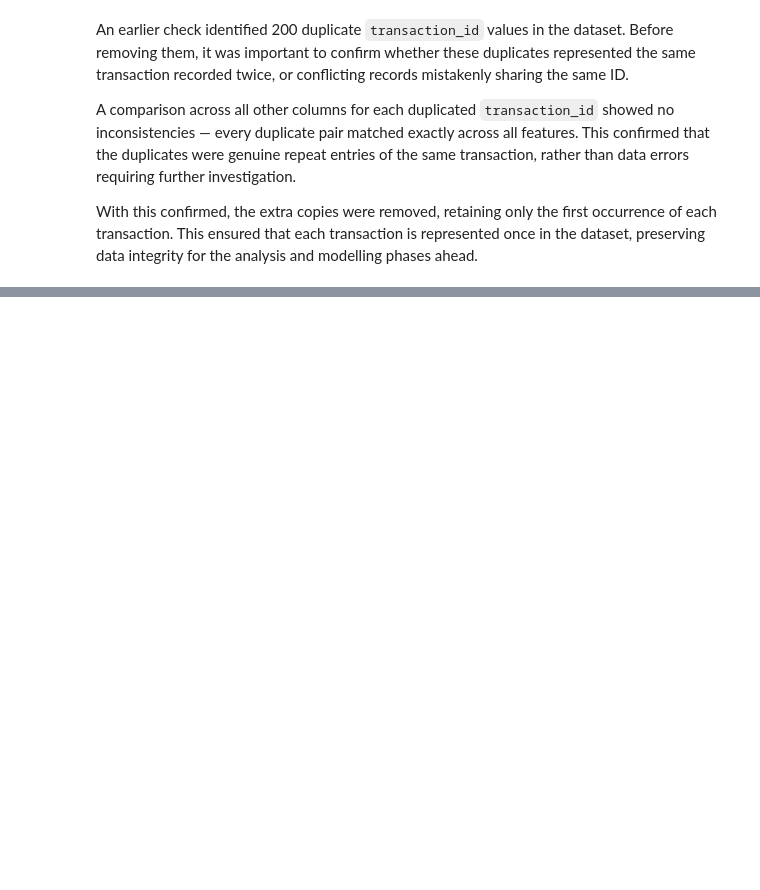
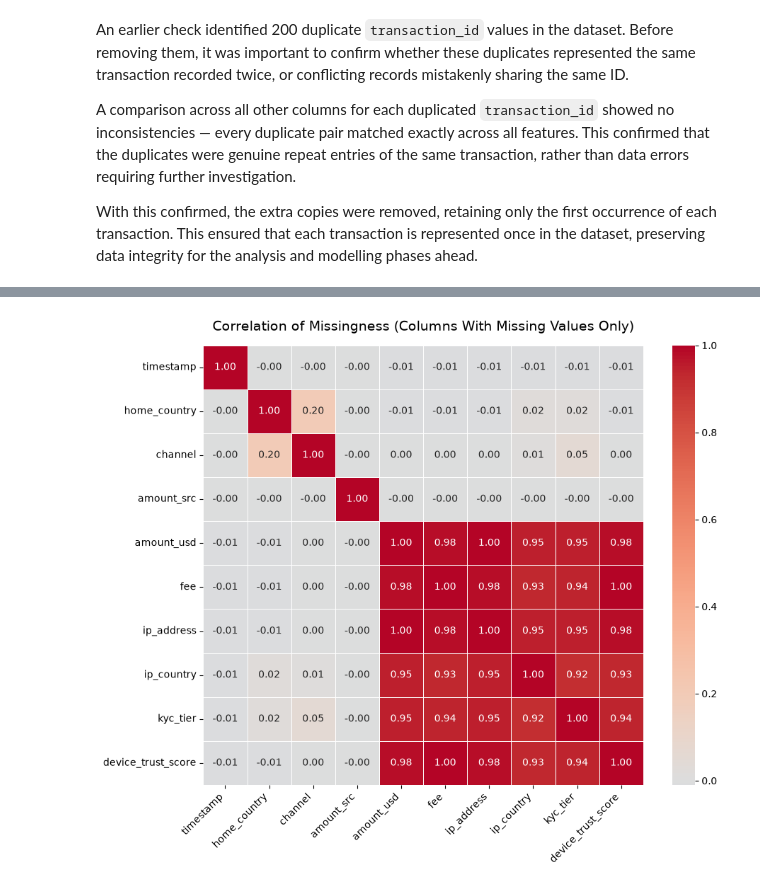
Before and after one commit to LeesiElekwa/Digital_Transfer_Fraud_Detection_System, a Jupyter notebook: Notebooks/Data Cleaning.ipynb, the cells around one changed output, grey strips where cells are left out. Drawn from its saved outputs; the diff is of its cells as text; code cells hidden in the pictures; blank space fills up the shorter version.

Commit message:
Missingness Analysis: Investigating the nature of missing records in the data

```diff
--- a/Notebooks/Data Cleaning.ipynb
+++ b/Notebooks/Data Cleaning.ipynb
@@ -335,0 +338,9 @@ With this confirmed, the extra copies were removed, retaining only the first occ
+# %%
+# Missingness Analysis - Understanding if the missing features are significantly related to fradulent transactions
+
+missing_cols = ['timestamp', 'home_country', 'channel', 'amount_src', 'amount_usd',
+                'fee', 'ip_address', 'ip_country', 'kyc_tier', 'device_trust_score']
+
+missing_by_fraud = df_transaction.groupby('is_fraud')[missing_cols].apply(lambda x: x.isnull().mean() * 100).T
+missing_by_fraud.columns = ['Missing % (Legit)', 'Missing % (Fraud)']
+missing_by_fraud.round(2)
@@ -335,0 +359,15 @@ With this confirmed, the extra copies were removed, retaining only the first occ
+# %%
+# Checking for correlation of "is missing" across columns (1 = always missing together, 0 = unrelated)
+
+missing_corr = df_transaction[missing_cols].isnull().corr().round(2)
+
+plt.figure(figsize=(10, 8))
+sns.heatmap(missing_corr, annot=True, fmt='.2f', cmap='coolwarm', center=0,
+            square=True, linewidths=0.5)
+plt.title('Correlation of Missingness (Columns With Missing Values Only)', fontsize=14, pad=15)
+plt.xticks(rotation=45, ha='right')
+plt.yticks(rotation=0)
+plt.tight_layout()
+plt.show()
+# %% [output]
+[figure, added]
```
Also changed, not shown: parts of 7 cells of this notebook.
